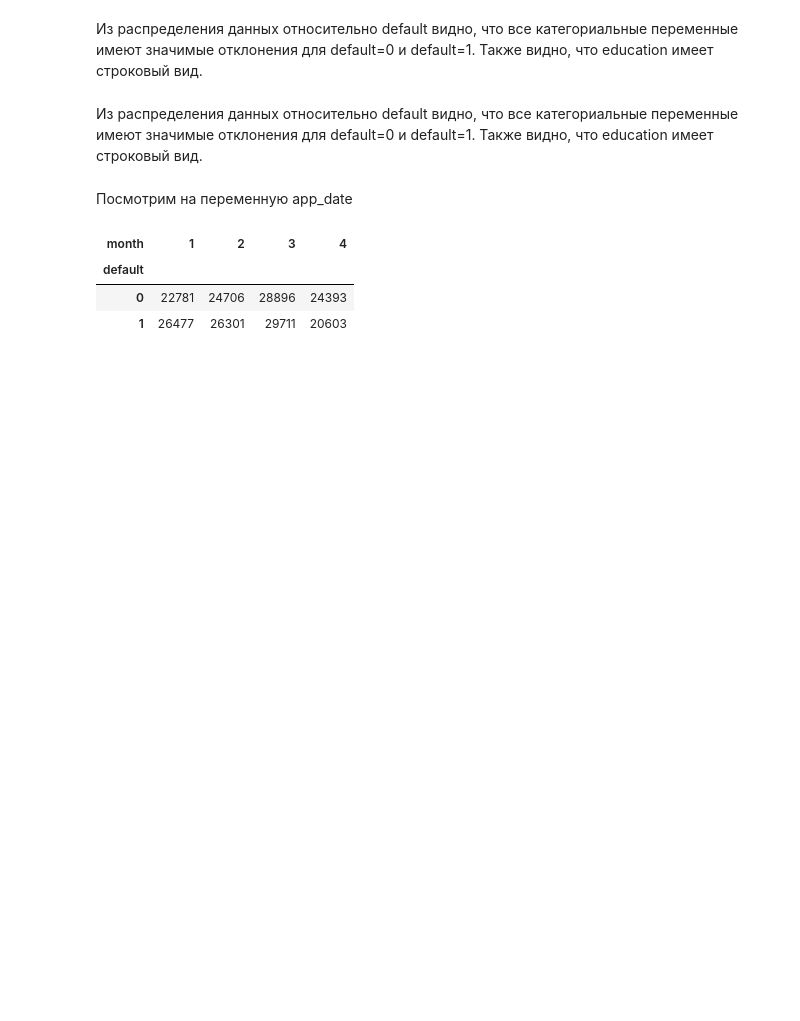
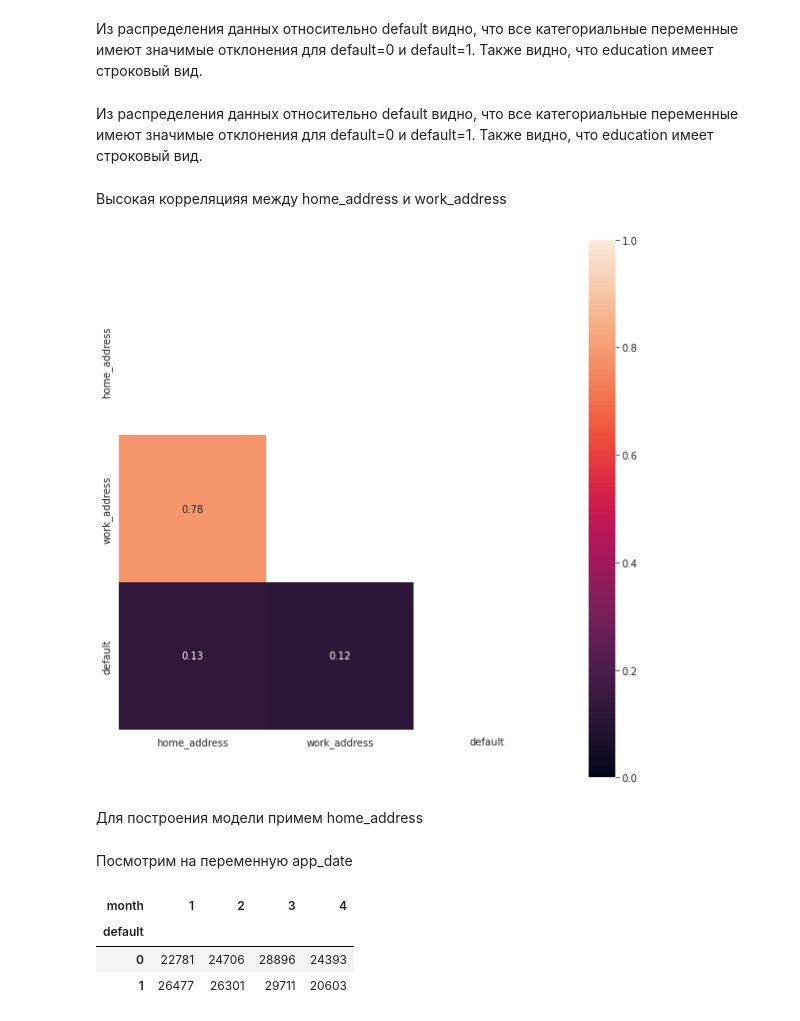
Before and after one commit to susuber/skillfactory_rds, a Jupyter notebook: Unit_5/Credit Scoring.ipynb, the cells around one changed output. Drawn from its saved outputs; the diff is of its cells as text; code cells hidden in the pictures; blank space fills up the shorter version.

```diff
--- a/Unit_5/Credit Scoring.ipynb
+++ b/Unit_5/Credit Scoring.ipynb
@@ -336,6 +340,14 @@ for col in list_сategorical:
 Из распределения данных относительно default видно, что все категориальные переменные имеют значимые отклонения для default=0 и default=1. Также видно, что education имеет строковый вид.
 # %% [markdown]
 Из распределения данных относительно default видно, что все категориальные переменные имеют значимые отклонения для default=0 и default=1. Также видно, что education имеет строковый вид.
+# %% [markdown]
+Высокая корреляцияя между home_address и work_address
+# %%
+heatmap(data, ['home_address', 'work_address', 'default'], 'kendall')
+# %% [output]
+[figure, added]
+# %% [markdown]
+Для построения модели примем home_address
 # %% [markdown]
 Посмотрим на переменную app_date
 # %%
```
Also changed, not shown: parts of 16 cells of this notebook.
